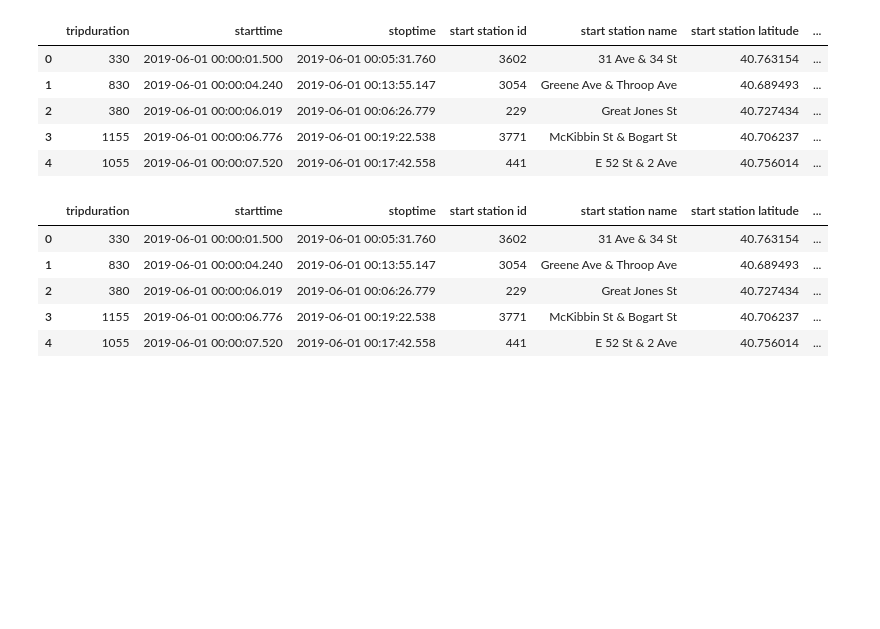
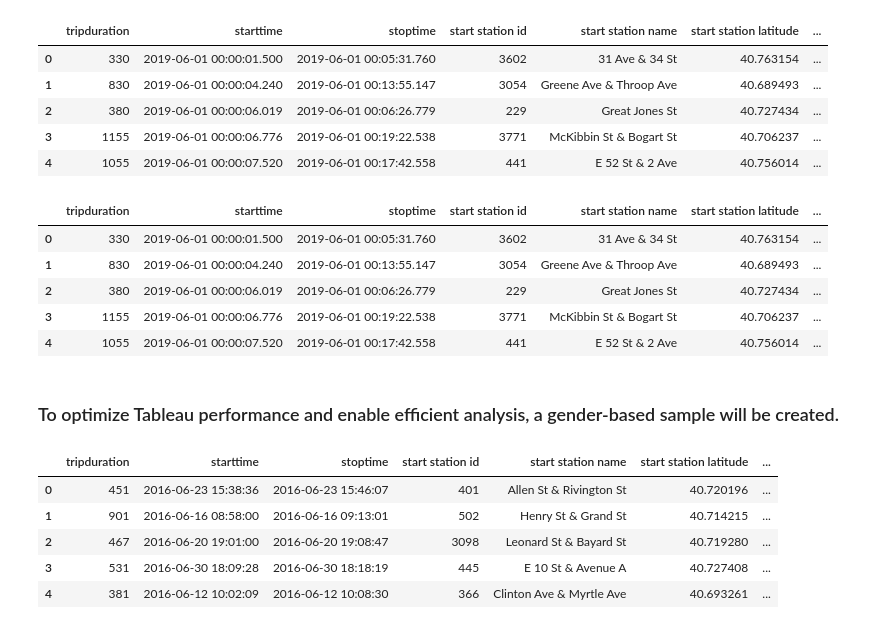
Before and after one commit to atnafb/CitiBike_Usage, a Jupyter notebook: citybike_data_extraction.ipynb, the cells around one changed output. Drawn from its saved outputs; the diff is of its cells as text; code cells hidden in the pictures; blank space fills up the shorter version.

Commit message:
Gender based sample created

```diff
--- a/citybike_data_extraction.ipynb
+++ b/citybike_data_extraction.ipynb
@@ -476,3 +476,5 @@ june_2019.head()
 | 4 | 1055 | 2019-06-01 00:00:07.520 | 2019-06-01 00:17:42.558 | 441 | E 52 St & 2 Ave | 40.756014 | ... |
 # %%
 june_2019.to_csv("2019_june_clean_tripdata.csv", index=False)
+# %% [markdown]
+### To optimize Tableau performance and enable efficient analysis, a gender-based sample will be created.
@@ -478,0 +483,23 @@ june_2019.to_csv("2019_june_clean_tripdata.csv", index=False)
+# %%
+df_2016 = pd.read_csv("2016_june_clean_tripdata.csv")
+df_2019 = pd.read_csv("2019_june_clean_tripdata.csv")
+# %%
+# taking 5% of sample from each gender
+df_2016_sample = df_2016.groupby('gender', group_keys=False).apply(
+    lambda x: x.sample(frac=0.05, random_state=42)
+).reset_index(drop=True)
+
+df_2019_sample = df_2019.groupby('gender', group_keys=False).apply(
+    lambda x: x.sample(frac=0.05, random_state=42)
+).reset_index(drop=True)
+# %%
+# combine the dataset
+df_combined = pd.concat([df_2016_sample, df_2019_sample], ignore_index=True)
+df_combined.head()
+# %% [output]
+|  | tripduration | starttime | stoptime | start station id | start station name | start station latitude | ... |
+| 0 | 451 | 2016-06-23 15:38:36 | 2016-06-23 15:46:07 | 401 | Allen St & Rivington St | 40.720196 | ... |
+| 1 | 901 | 2016-06-16 08:58:00 | 2016-06-16 09:13:01 | 502 | Henry St & Grand St | 40.714215 | ... |
+| 2 | 467 | 2016-06-20 19:01:00 | 2016-06-20 19:08:47 | 3098 | Leonard St & Bayard St | 40.719280 | ... |
+| 3 | 531 | 2016-06-30 18:09:28 | 2016-06-30 18:18:19 | 445 | E 10 St & Avenue A | 40.727408 | ... |
+| 4 | 381 | 2016-06-12 10:02:09 | 2016-06-12 10:08:30 | 366 | Clinton Ave & Myrtle Ave | 40.693261 | ... |
```
Also changed, not shown: parts of 2 cells of this notebook.
